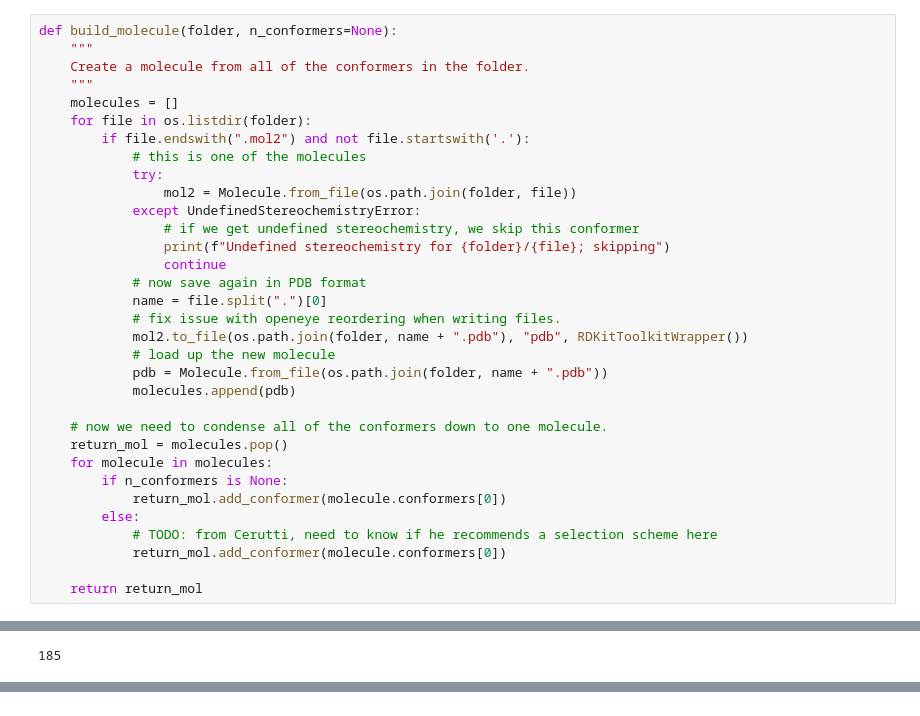
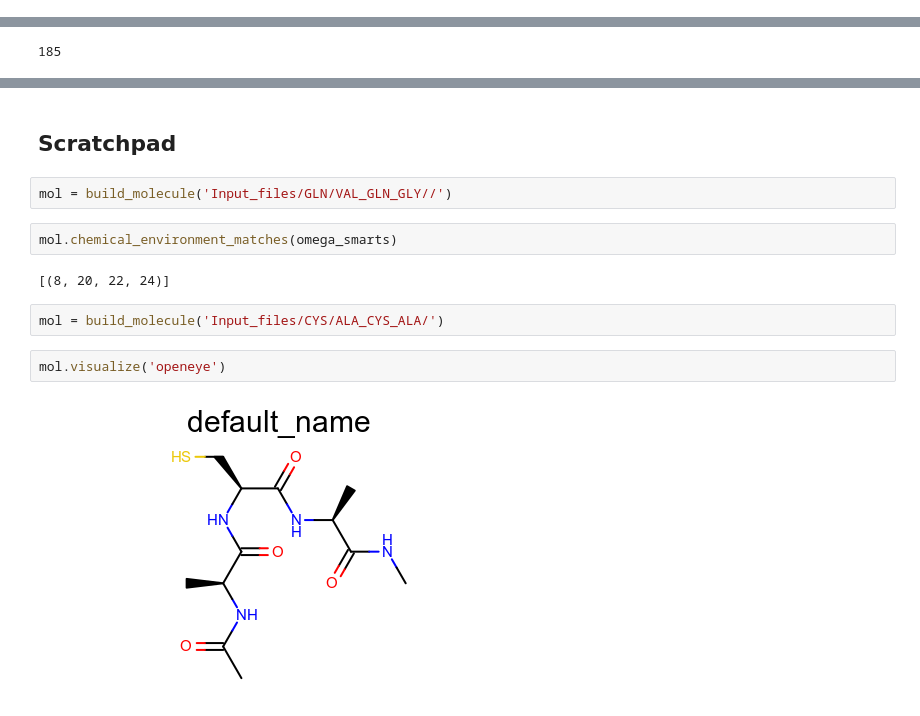
Before and after one commit to openforcefield/qca-dataset-submission, a Jupyter notebook: submissions/2020-09-16-OpenFF-Protein-Fragments-TorsionDrives/Dataset Preparation.ipynb, the cells around one changed output, grey strips where cells are left out. Cells and saved outputs as stored; diff of their text form.

Commit message:
[Protein Fragments TorsionDrive] Dataset prepared
Finally got chi1, chi2 selections right.

```diff
--- a/submissions/2020-09-16-OpenFF-Protein-Fragments-TorsionDrives/Dataset Preparation.ipynb
+++ b/submissions/2020-09-16-OpenFF-Protein-Fragments-TorsionDrives/Dataset Preparation.ipynb
@@ -57,33 +241,0 @@ This is not something I have an immediate path in mind for.
-# %%
-def build_molecule(folder, n_conformers=None):
-    """
-    Create a molecule from all of the conformers in the folder.
-    """
-    molecules = []
-    for file in os.listdir(folder):
-        if file.endswith(".mol2") and not file.startswith('.'):
-            # this is one of the molecules
-            try:
-                mol2 = Molecule.from_file(os.path.join(folder, file))
-            except UndefinedStereochemistryError:
-                # if we get undefined stereochemistry, we skip this conformer
-                print(f"Undefined stereochemistry for {folder}/{file}; skipping")
-                continue
-            # now save again in PDB format
-            name = file.split(".")[0]
-            # fix issue with openeye reordering when writing files.
-            mol2.to_file(os.path.join(folder, name + ".pdb"), "pdb", RDKitToolkitWrapper())
-            # load up the new molecule
-            pdb = Molecule.from_file(os.path.join(folder, name + ".pdb"))
-            molecules.append(pdb)
-
-    # now we need to condense all of the conformers down to one molecule.
-    return_mol = molecules.pop()
-    for molecule in molecules:
-        if n_conformers is None:
-            return_mol.add_conformer(molecule.conformers[0])
-        else:
-            # TODO: from Cerutti, need to know if he recommends a selection scheme here
-            return_mol.add_conformer(molecule.conformers[0])
-
-    return return_mol
@@ -374,0 +406,14 @@ Type:      method
+# %% [markdown]
+## Scratchpad
+# %%
+mol = build_molecule('Input_files/GLN/VAL_GLN_GLY//')
+# %%
+mol.chemical_environment_matches(omega_smarts)
+# %% [output]
+[(8, 20, 22, 24)]
+# %%
+mol = build_molecule('Input_files/CYS/ALA_CYS_ALA/')
+# %%
+mol.visualize('openeye')
+# %% [output]
+[figure, added]
```
Also changed, not shown: parts of 82 cells of this notebook.
